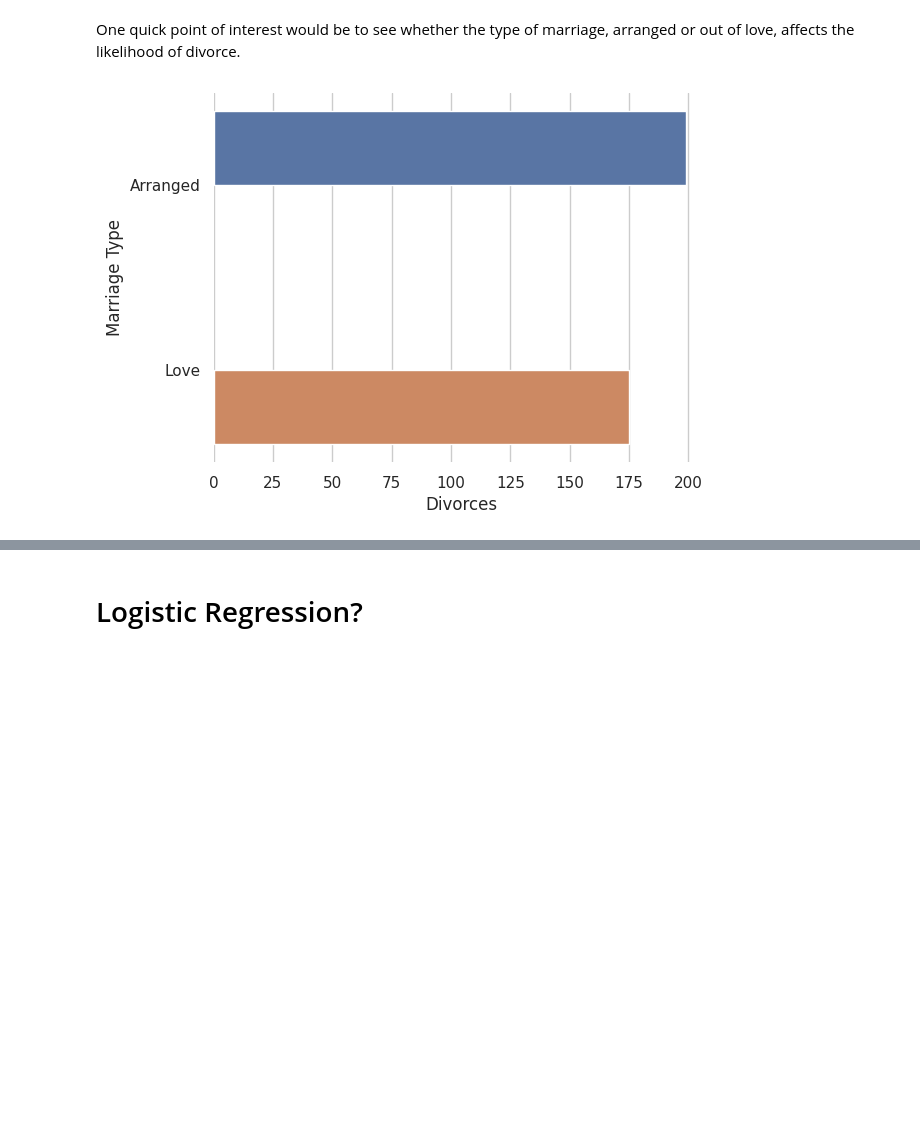
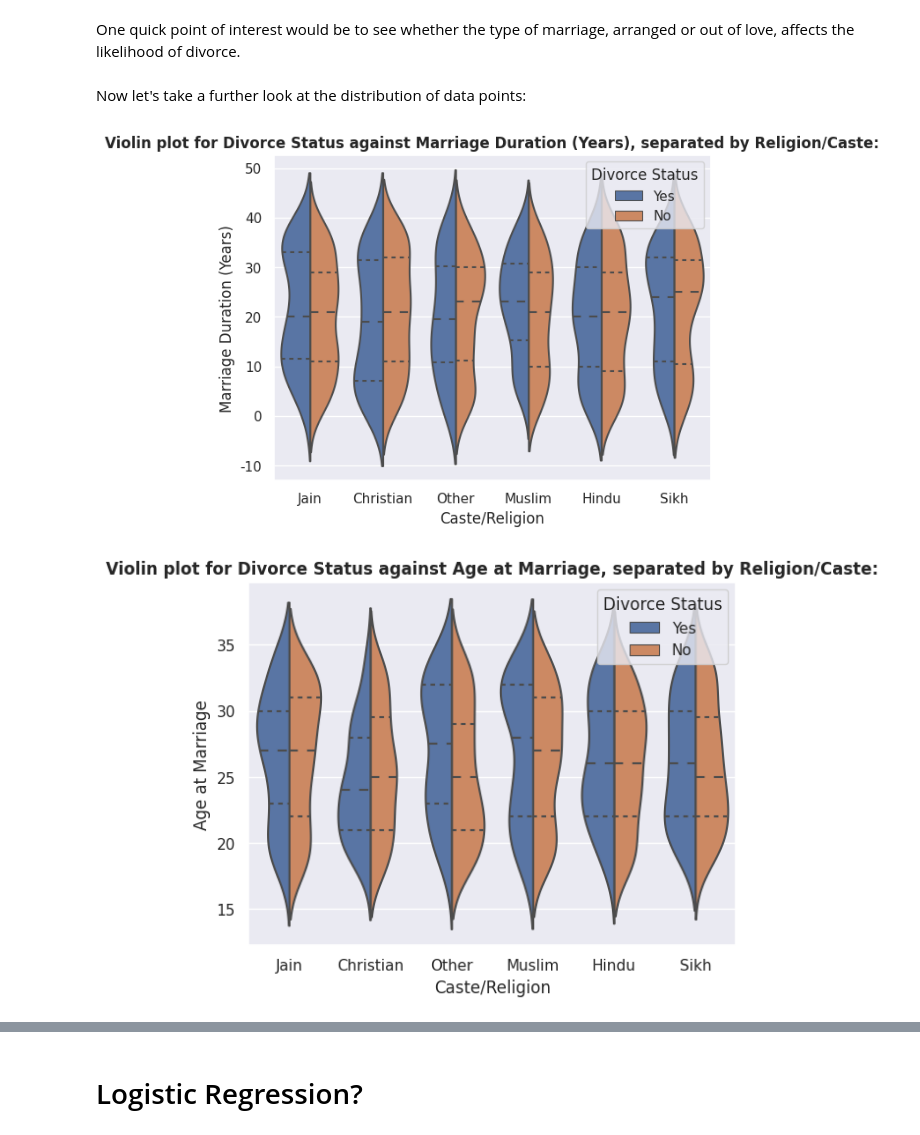
Before and after one commit to musashi98402/Python-Projects, a Jupyter notebook: project-1-divorce-rates-in-india.ipynb, the cells around one changed output, grey strips where cells are left out. Cells and saved outputs as stored; diff of their text form; code cells hidden in the pictures; blank space fills up the shorter version.

Commit message:
Kaggle Notebook | Project 1 - Divorce Rates in India  | Version 6

```diff
--- a/project-1-divorce-rates-in-india.ipynb
+++ b/project-1-divorce-rates-in-india.ipynb
@@ -137,22 +178,18 @@ quantitative_ds_table
 | iqr | 20.000000 | 8.000000 | 96046.75000 | 2.000000 |
 # %% [markdown]
 One quick point of interest would be to see whether the type of marriage, arranged or out of love, affects the likelihood of divorce.
-# %%
-marriage_type_agg_query = """
-                        SELECT
-                            "Marriage Type",
-                            COUNT("Divorce Status") as Divorces
-                        FROM
-                            indian_marriage_divorce
-                        WHERE "Divorce Status" LIKE "Yes"
-                        GROUP BY "Marriage Type";
-                        """
-marriage_type_agg_table = pd.read_sql_query(marriage_type_agg_query, conn)
-marriage_type_agg_table
-# Plot the total divorces
-sns.barplot(y="Marriage Type", x="Divorces", data=marriage_type_agg_table,
-            hue="Marriage Type")
-sns.despine(left=True, bottom=True)
-plt.legend([], [], frameon=False);
-# %% [output]
-[figure, removed]
+# %% [markdown]
+Now let's take a further look at the distribution of data points:
+# %%
+numeric_cols = ['Marriage Duration (Years)', 'Age at Marriage',	'Income Level (INR per month)', 'Children']
+for col in numeric_cols:
+    # draw a nested voiolin plot for col, divorce status and religion:
+    v = sns.violinplot(data=full_table, x="Caste/Religion", y=col, hue="Divorce Status",
+                   split=True, inner = "quart", fill=True)
+    ylabels = [f'{int(tick):,}' for tick in v.get_yticks()]
+    v.set_yticklabels(ylabels)
+    plt.title(f"Violin plot for Divorce Status against {col}, separated by Religion/Caste:", fontweight='bold')
+    plt.show();
+# %% [output]
+[figure, added]
+[figure, added]
```
Also changed, not shown: parts of 21 cells of this notebook.
